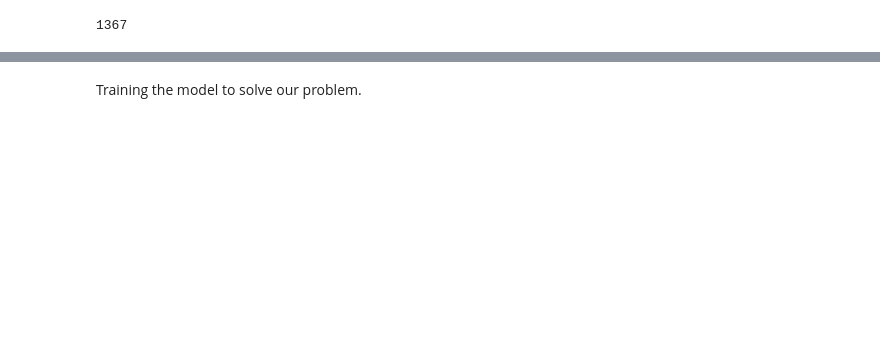
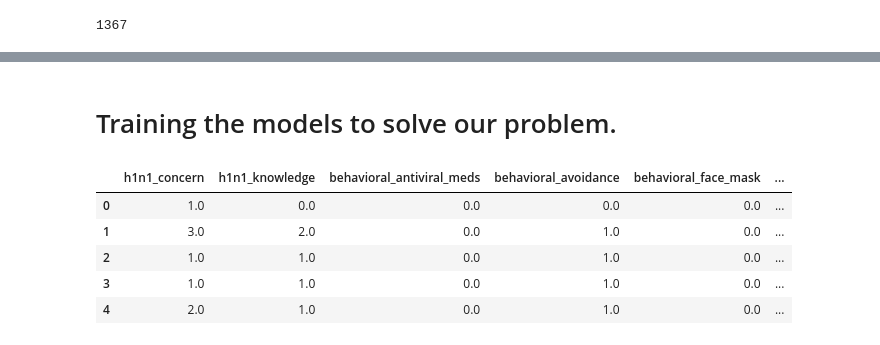
Before and after one commit to SergioManuelJob/FluShot-Learning, a Jupyter notebook: FluShot_Learning.ipynb, the cells around one changed output, grey strips where cells are left out. Cells and saved outputs as stored; diff of their text form; code cells hidden in the pictures; blank space fills up the shorter version.

Commit message:
Modelos entrenados

```diff
--- a/FluShot_Learning.ipynb
+++ b/FluShot_Learning.ipynb
@@ -8,6 +8,7 @@ DrivenData. (2020). Flu Shot Learning: Predict H1N1 and Seasonal Flu Vaccines. R
 import matplotlib.pyplot as plt
 import numpy as np
 import pandas as pd
+pd.set_option('display.max_columns', None)
 # %%
 # Analyzing data
 data = pd.read_csv("/content/drive/MyDrive/Retos-De-Datos/FluShot-Learn/training_set_features.csv")
@@ -220,2 +264,21 @@ data.head(30)
 # %% [markdown]
-Training the model to solve our problem.
+# Training the models to solve our problem.
+# %%
+# For the training of the models we will need to separate the data, that's because we want 2 models that predict different things.
+# One for h1n1 vaccine, and the other one for the seasonal flu vaccine, as the data is both located in the same dataframe we will separate them
+# to train our models correctly.
+h1n1_columns = ['h1n1_concern','h1n1_knowledge','behavioral_antiviral_meds', 'behavioral_avoidance', 'behavioral_face_mask',
+                'behavioral_wash_hands', 'behavioral_large_gatherings', 'behavioral_outside_home', 'behavioral_touch_face',
+                'doctor_recc_h1n1', 'chronic_med_condition', 'child_under_6_months', 'health_worker','health_insurance',
+                'opinion_h1n1_vacc_effective', 'opinion_h1n1_risk', 'opinion_h1n1_sick_from_vacc', 'age_group', 'education',
+                'race','sex', 'income_poverty', 'marital_status', 'rent_or_own', 'employment_status', 'census_msa', 'household_adults',
+                'household_children']
+data_h1n1 = data[h1n1_columns]
+data_h1n1.head()
+# %% [output]
+|  | h1n1_concern | h1n1_knowledge | behavioral_antiviral_meds | behavioral_avoidance | behavioral_face_mask | ... |
+| 0 | 1.0 | 0.0 | 0.0 | 0.0 | 0.0 | ... |
+| 1 | 3.0 | 2.0 | 0.0 | 1.0 | 0.0 | ... |
+| 2 | 1.0 | 1.0 | 0.0 | 1.0 | 0.0 | ... |
+| 3 | 1.0 | 1.0 | 0.0 | 1.0 | 0.0 | ... |
+| 4 | 2.0 | 1.0 | 0.0 | 1.0 | 0.0 | ... |
```
Also changed, not shown: parts of 22 cells of this notebook.
